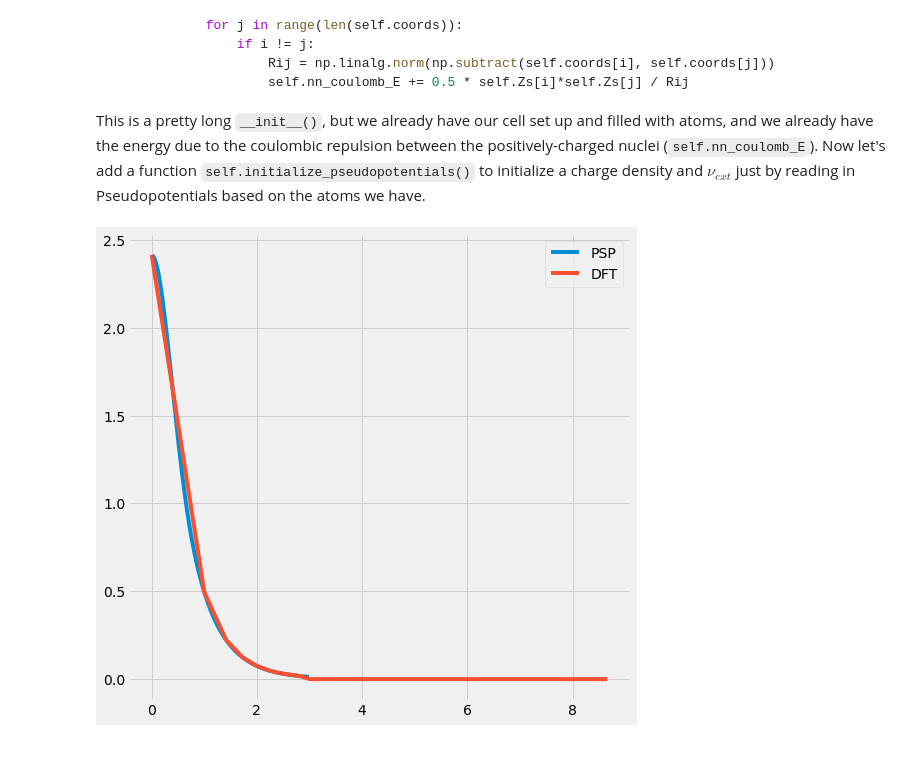
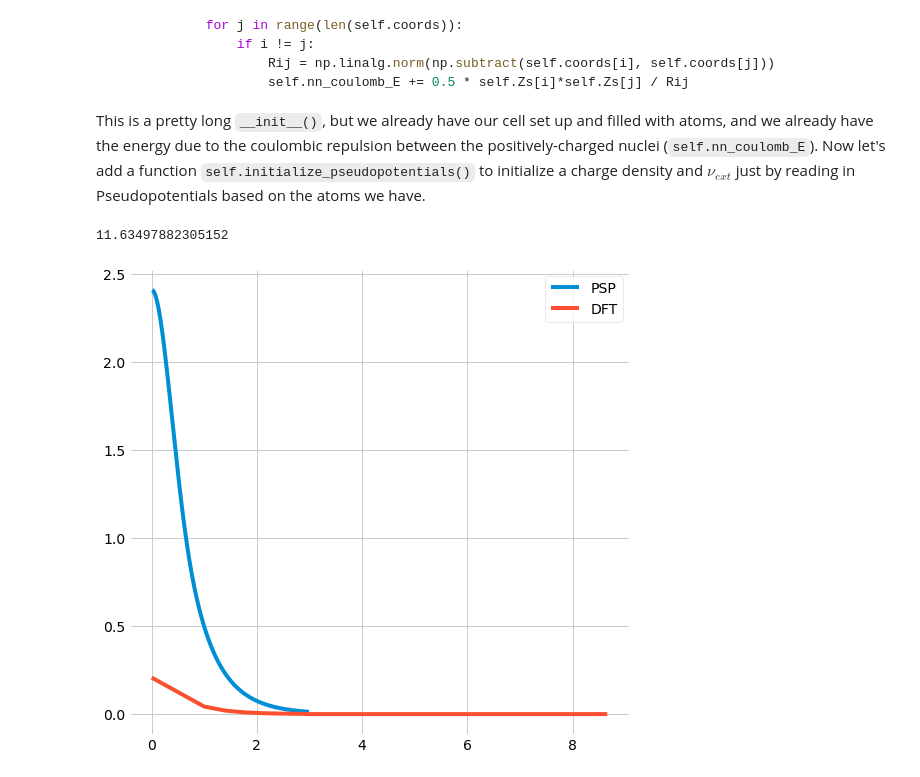
Before and after one commit to ashtonmv/pyrho, a Jupyter notebook: tutorial.ipynb, the cells around one changed output. Saved outputs shown, nothing was run; the diff lists cells and outputs as text; code cells hidden in the pictures.

Commit message:
:bug: Symmetric splines for PSP densities

```diff
--- a/tutorial.ipynb
+++ b/tutorial.ipynb
@@ -673,7 +675,9 @@ class Pseudopotential:
         self.potentials = scanner.potentials
         self.densities = scanner.densities
         self.Z = psp.Z
-        self.screened_Z = psp.Z - psp.Z_val
         self.n_electrons = psp.Z_val
         self.r_cut = max(scanner.densities["rhoV"].rmesh)
+        mirrored_mesh = np.append(np.flip(-scanner.densities["rhoV"].rmesh), scanner.densities["rhoV"].rmesh)
+        mirrored_values = np.append(np.flip(scanner.densities["rhoV"].values), scanner.densities["rhoV"].values)
+        self.spline_density = InterpolatedUnivariateSpline(mirrored_mesh, mirrored_values)
 # %%
@@ -764,12 +768,13 @@ class DFT:
         self.x, self.dx = np.linspace(0, x_max, resolution[0], endpoint=False, retstep=True)
         self.y, self.dy = np.linspace(0, y_max, resolution[1], endpoint=False, retstep=True)
         self.z, self.dz = np.linspace(0, z_max, resolution[1], endpoint=False, retstep=True)
+        self.omega = x_max * y_max * z_max
         self.n_mat = np.prod(resolution)
         self.xx, self.yy, self.zz = np.meshgrid(self.x, self.y, self.z)
         self.flat_mesh = np.array(list(zip(self.xx.ravel(), self.yy.ravel(), self.zz.ravel())))
-        # dm -> distance matrix
+        # dm means distance matrix
         dm = cdist(self.flat_mesh, self.flat_mesh)
-        # Remove diagonal zeros from dm
+        # Remove diagonal from dm
         self.dm = dm[~np.eye(dm.shape[0],dtype=bool)].reshape(dm.shape[0],-1)
         self.E = 0
         self.v_H = np.zeros(self.resolution)
@@ -803,10 +808,13 @@ class DFT:
             for coords in atoms[element]:
                 distance_matrix_en = np.array([np.linalg.norm(pt-coords) for pt in self.flat_mesh])
 
-                density = pseudopotential.densities["rhoV"].spline(distance_matrix_en)
+                density = pseudopotential.spline_density(distance_matrix_en)
                 beyond_cutoff = distance_matrix_en > pseudopotential.r_cut
                 density[beyond_cutoff] = 0
-                self.rho += density
+
+                # normalize density, but this isn't right yet
+                norm = np.sum(density * self.omega/len(self.flat_mesh)) / pseudopotential.n_electrons
+                self.rho += density / norm
 
                 ### [-1] means only the "local" part, i.e. no difference for
                 ### varying angular momentum (l)! If you want that then loop over [l].
@@ -830,9 +838,9 @@ class DFT:
         new_rho = np.zeros(self.resolution)
         for n in range(self.n_electrons):
             new_rho += np.power(self.eigenvectors[n], 2)
-        delta_rho = new_rho - self.rho
+        old_rho = self.rho
         # Linear mixing:
-        self.rho += self.alpha_mix * delta_rho
+        self.rho = self.alpha_mix * new_rho + (1-self.alpha_mix) * old_rho
 
     def update_v_H(self):
         """
@@ -849,8 +857,9 @@ class DFT:
 
     def update_v_xc(self):
         """
-        I don't know what I'm doing here
+        PASS
         """
+
         self.v_xc = np.zeros(self.resolution)
 
     def update_v_all(self):
@@ -898,7 +907,7 @@ class DFT:
     def sc_minimize(self, verbose=False):
         self.update_v_all()
         if verbose:
-            print("n       E                  dE")
+            print("n      E       dE    # e-")
         self.steps, self.delta_Es = [], []
         for i in range(self.max_steps):
             previous_E = self.E
@@ -918,7 +927,12 @@ class DFT:
                 break
             self.delta_Es.append(delta_E)
             if verbose:
-                print(i+1, self.E, delta_E)
+                print(
+                    i+1,
+                    round(self.E, 6),
+                    round(delta_E, 6),
+                    round(np.sum(self.rho * self.omega/len(self.flat_mesh)), 6)
+                )
             if abs(delta_E) < self.convergence_threshold:
                 self.converged = True
                 break
@@ -930,7 +944,7 @@ class DFT:
         fig = plt.figure(figsize=(8, 8))
         ax = fig.add_subplot(111, projection='3d')
         ax.axis("off")
-        verts, faces, normals, values = marching_cubes_lewiner(self.rho, level=iso, spacing=(0.1, 0.1, 0.1))
+        verts, faces, normals, values = marching_cubes(self.rho, level=iso, spacing=(0.1, 0.1, 0.1))
         ax.plot_trisurf(verts[:, 0], verts[:,1], faces, verts[:, 2], lw=0)
         plt.show()
 
@@ -939,20 +953,21 @@ class DFT:
         ax.imshow(self.rho[int(len(self.rho)/2)])
         plt.show()
 
-    def plot_rho1d(self, comparison_element="H", center=(0, 0, 0)):
-
+    def plot_rho1d(self, comparison_element="H", center=(5, 5, 5)):
         ax = plt.figure(figsize=(8, 8)).gca()
         radii = [np.linalg.norm(pt-center) for pt in self.flat_mesh]
         densities = [d for _,d in sorted(zip(radii,self.rho.ravel()))]
         radii.sort()
         psp = Pseudopotential(comparison_element)
         ax.plot(psp.densities["rhoV"].rmesh, psp.densities["rhoV"].values, label="PSP")
+
         ax.plot(radii, densities, label="DFT")
         ax.legend()
 # %%
 atoms = {"H": [(5, 5, 5)]}
 pyrho = DFT(resolution=(10, 10, 10), x_max=10, y_max=10, z_max=10, atoms=atoms, max_steps=100, alpha_mix=0.5)
-pyrho.plot_rho1d(comparison_element="H", center=(5, 5, 5))
+pyrho.plot_rho1d()
 # %% [output]
+11.63497882305152
-[figure, old version]
+[figure, new version]
 # %%
```
Also changed, not shown: parts of 12 cells of this notebook.
